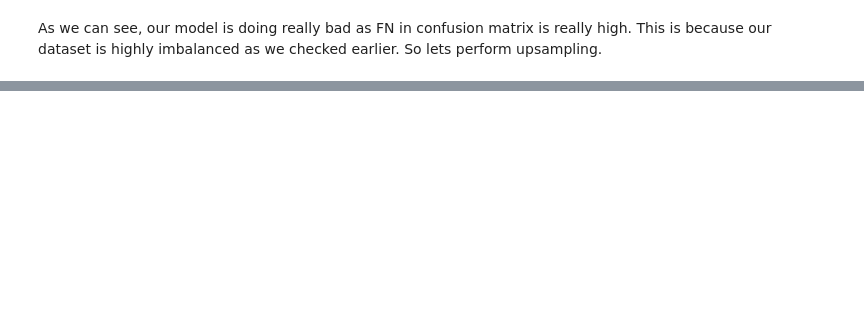
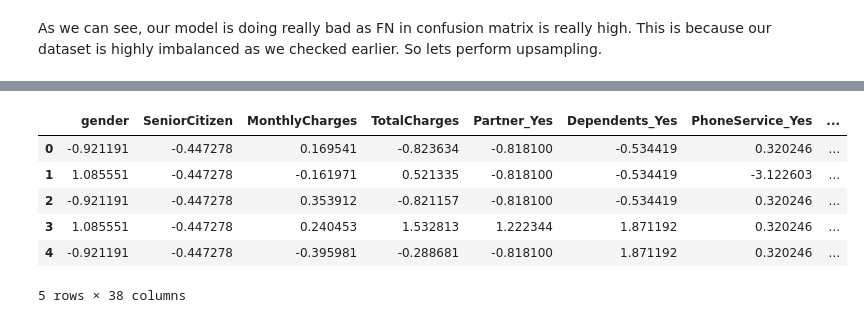
Before and after one commit to deepraj-crypto/product_eco-system, a Jupyter notebook: model.ipynb, the cells around one changed output, grey strips where cells are left out. Saved outputs shown, nothing was run; the diff lists cells and outputs as text; code cells hidden in the pictures; blank space fills up the shorter version.

```diff
--- a/model.ipynb
+++ b/model.ipynb
@@ -186 +196,3 @@ dtype: object
+# %%
+x_train_resampled,x_test_resampled,y_train_resampled,y_test_resampled=train_test_split(X_res,y_res,test_size=0.2)
 # %%
@@ -208 +225,7 @@ False    7043
 Name: tenure_group_61 - 72, dtype: int64
+# %%
+sc=StandardScaler()
+sc.fit(x_train_resampled)
+x_tr_sc_r=sc.transform(x_train_resampled)
+x_te_sc_r=sc.transform(x_test_resampled)
+x_tr_sc_r
@@ -208,0 +246,12 @@ Name: tenure_group_61 - 72, dtype: int64
+# %%
+x_tr_sc_r=pd.DataFrame(x_tr_sc_r,columns=x_train_resampled.columns)
+x_te_sc_r=pd.DataFrame(x_te_sc_r,columns=x_test_resampled.columns)
+x_te_sc_r.head()
+# %% [output]
+|  | gender | SeniorCitizen | MonthlyCharges | TotalCharges | Partner_Yes | Dependents_Yes | PhoneService_Yes | ... |
+| 0 | -0.921191 | -0.447278 | 0.169541 | -0.823634 | -0.818100 | -0.534419 | 0.320246 | ... |
+| 1 | 1.085551 | -0.447278 | -0.161971 | 0.521335 | -0.818100 | -0.534419 | -3.122603 | ... |
+| 2 | -0.921191 | -0.447278 | 0.353912 | -0.821157 | -0.818100 | -0.534419 | 0.320246 | ... |
+| 3 | 1.085551 | -0.447278 | 0.240453 | 1.532813 | 1.222344 | 1.871192 | 0.320246 | ... |
+| 4 | -0.921191 | -0.447278 | -0.395981 | -0.288681 | -0.818100 | 1.871192 | 0.320246 | ... |
+5 rows × 38 columns
```
Also changed, not shown: parts of 31 cells of this notebook.
